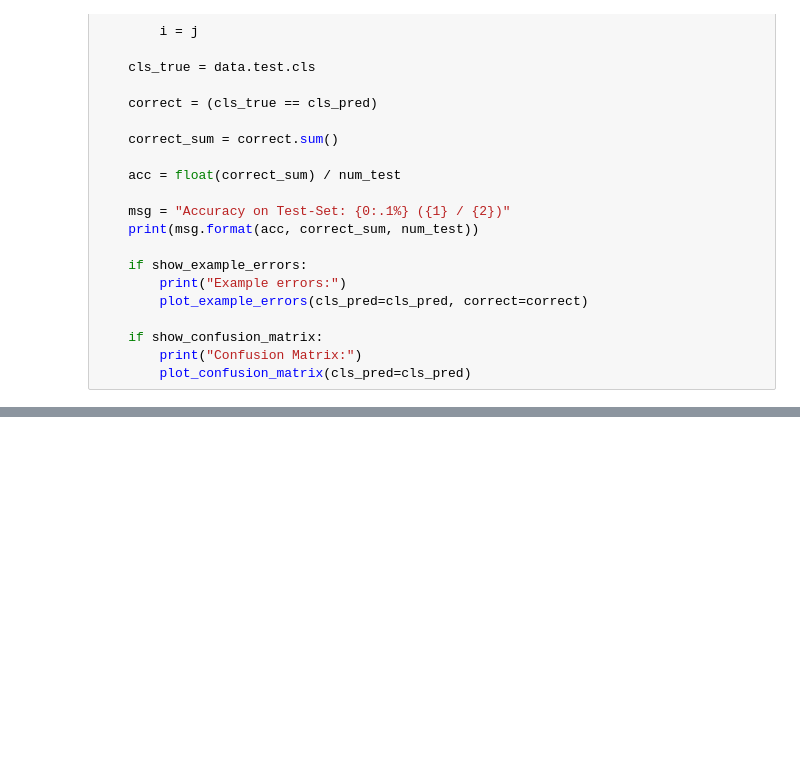
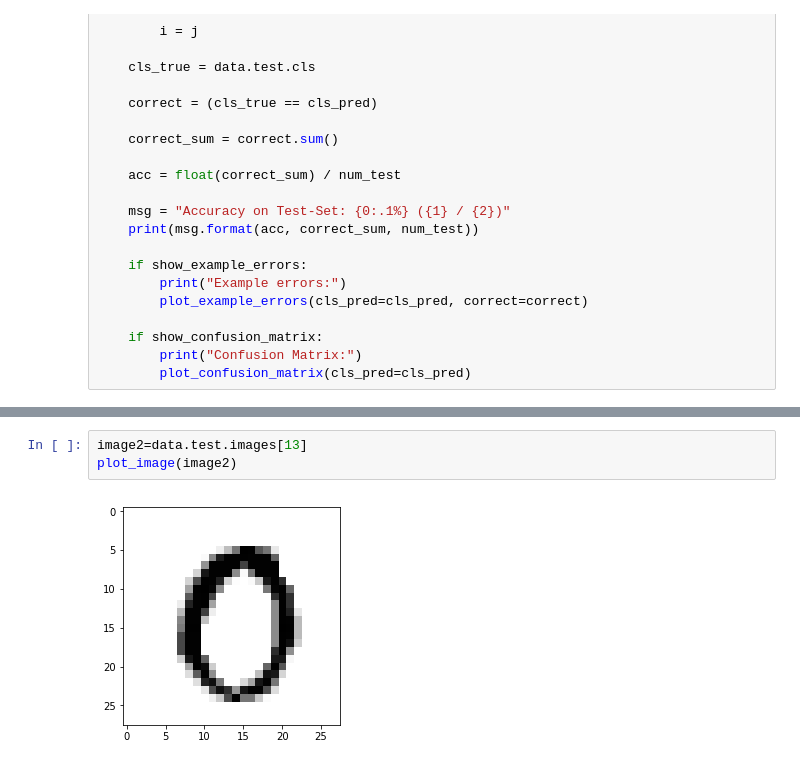
Before and after one commit to abinesh1/mnist-image-classification, a Jupyter notebook: mnist_notebook.ipynb, the cells around one changed output, grey strips where cells are left out. Cells and saved outputs as stored; diff of their text form; blank space fills up the shorter version.

```diff
--- a/mnist_notebook.ipynb
+++ b/mnist_notebook.ipynb
@@ -393,0 +450,5 @@ Confusion Matrix:
+# %%
+image2=data.test.images[13]
+plot_image(image2)
+# %% [output]
+[figure, added]
```
Also changed, not shown: parts of 18 cells of this notebook.
